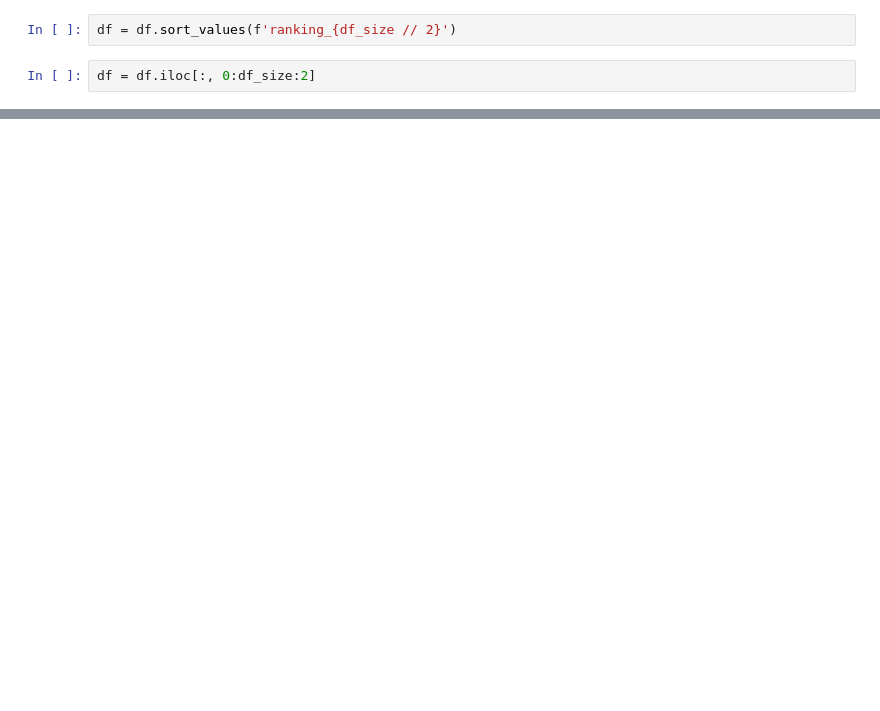
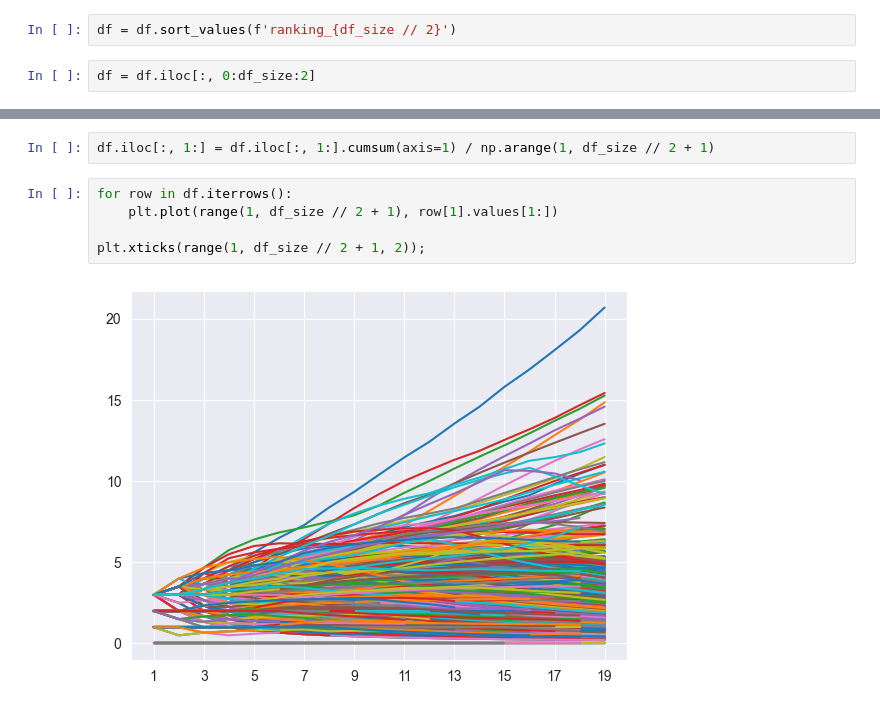
Before and after one commit to Urgith/data_science, a Jupyter notebook: scraping/supremacy_1914/data_plotting.ipynb, the cells around one changed output, grey strips where cells are left out. Saved outputs shown, nothing was run; the diff lists cells and outputs as text; blank space fills up the shorter version.

```diff
--- a/scraping/supremacy_1914/data_plotting.ipynb
+++ b/scraping/supremacy_1914/data_plotting.ipynb
@@ -22,0 +24,9 @@ plt.xticks(range(1, df_size // 2 + 1, 2));
+# %%
+df.iloc[:, 1:] = df.iloc[:, 1:].cumsum(axis=1) / np.arange(1, df_size // 2 + 1)
+# %%
+for row in df.iterrows():
+    plt.plot(range(1, df_size // 2 + 1), row[1].values[1:])
+
+plt.xticks(range(1, df_size // 2 + 1, 2));
+# %% [output]
+[figure, added]
```
Also changed, not shown: parts of 3 cells of this notebook, 3 other files.
